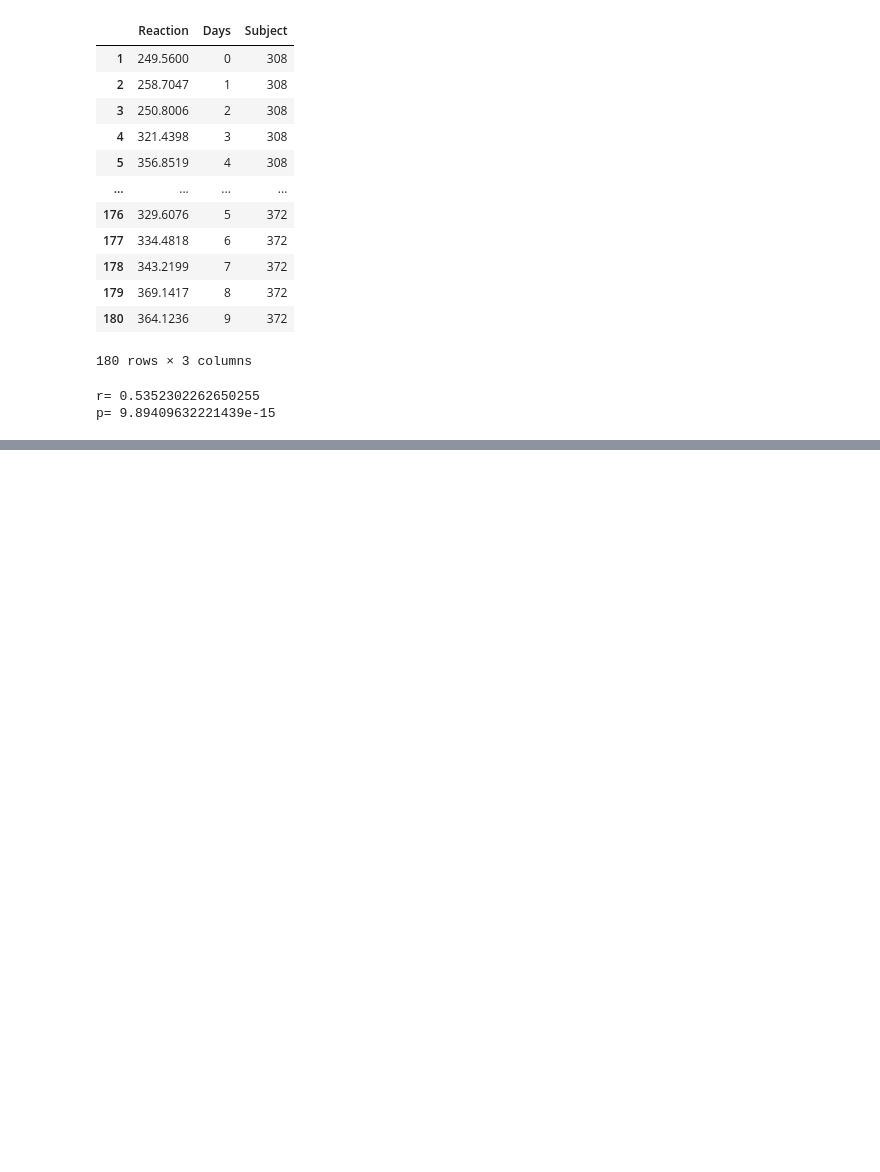
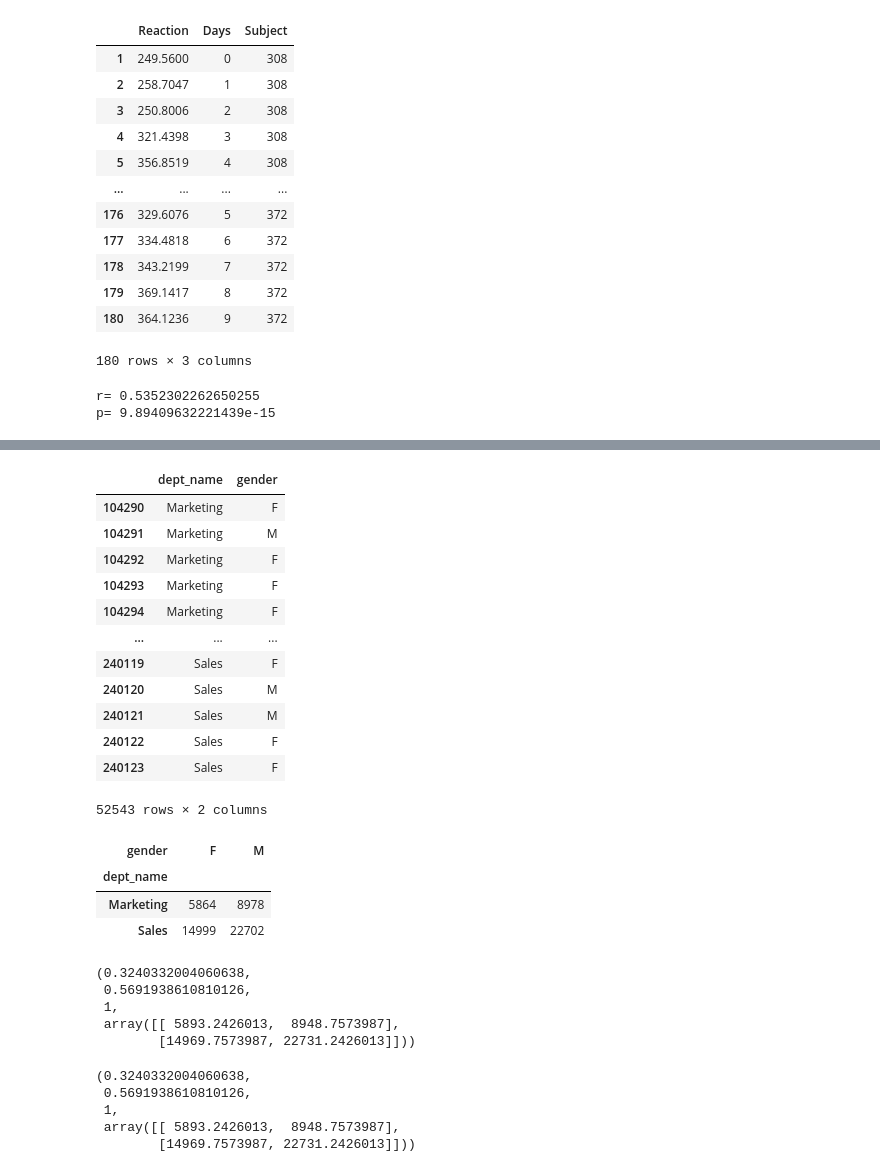
Before and after one commit to GladyBarrios/statistics-exercises, a Jupyter notebook: hypothesis_testing.ipynb, the cells around one changed output, grey strips where cells are left out. Drawn from its saved outputs; the diff is of its cells as text; code cells hidden in the pictures; blank space fills up the shorter version.

```diff
--- a/hypothesis_testing.ipynb
+++ b/hypothesis_testing.ipynb
@@ -365,0 +600,12 @@ p= 9.89409632221439e-15
+# %%
+get_db_url = f'mysql+pymysql://{user}:{password}@{host}/employees'
+
+sql = '''
+SELECT dept_name, gender FROM employees
+JOIN dept_emp USING(emp_no)
+JOIN departments USING(dept_no)
+Where to_date > now()
+'''
+
+df = pd.read_sql(sql, get_db_url)
+df.head()
@@ -365,0 +619,25 @@ p= 9.89409632221439e-15
+# %%
+df = df[df.dept_name.isin(['Marketing','Sales'])]
+df
+# %% [output]
+|  | dept_name | gender |
+| 104290 | Marketing | F |
+| 104291 | Marketing | M |
+| 104292 | Marketing | F |
+| 104293 | Marketing | F |
+| 104294 | Marketing | F |
+| ... | ... | ... |
+| 240119 | Sales | F |
+| 240120 | Sales | M |
+| 240121 | Sales | M |
+| 240122 | Sales | F |
+| 240123 | Sales | F |
+52543 rows × 2 columns
+# %%
+observed = pd.crosstab(df.dept_name, df.gender)
+observed
+# %% [output]
+| gender | F | M |
+| dept_name |  |  |
+| Marketing | 5864 | 8978 |
+| Sales | 14999 | 22702 |
@@ -365,0 +646,17 @@ p= 9.89409632221439e-15
+# %%
+stats.chi2_contingency(observed)
+# %% [output]
+(0.3240332004060638,
+ 0.5691938610810126,
+ 1,
+ array([[ 5893.2426013,  8948.7573987],
+        [14969.7573987, 22731.2426013]]))
+# %%
+chi2, p, degf, expected = stats.chi2_contingency(observed)
+chi2, p, degf, expected
+# %% [output]
+(0.3240332004060638,
+ 0.5691938610810126,
+ 1,
+ array([[ 5893.2426013,  8948.7573987],
+        [14969.7573987, 22731.2426013]]))
```
Also changed, not shown: parts of 50 cells of this notebook, 1 other file.
